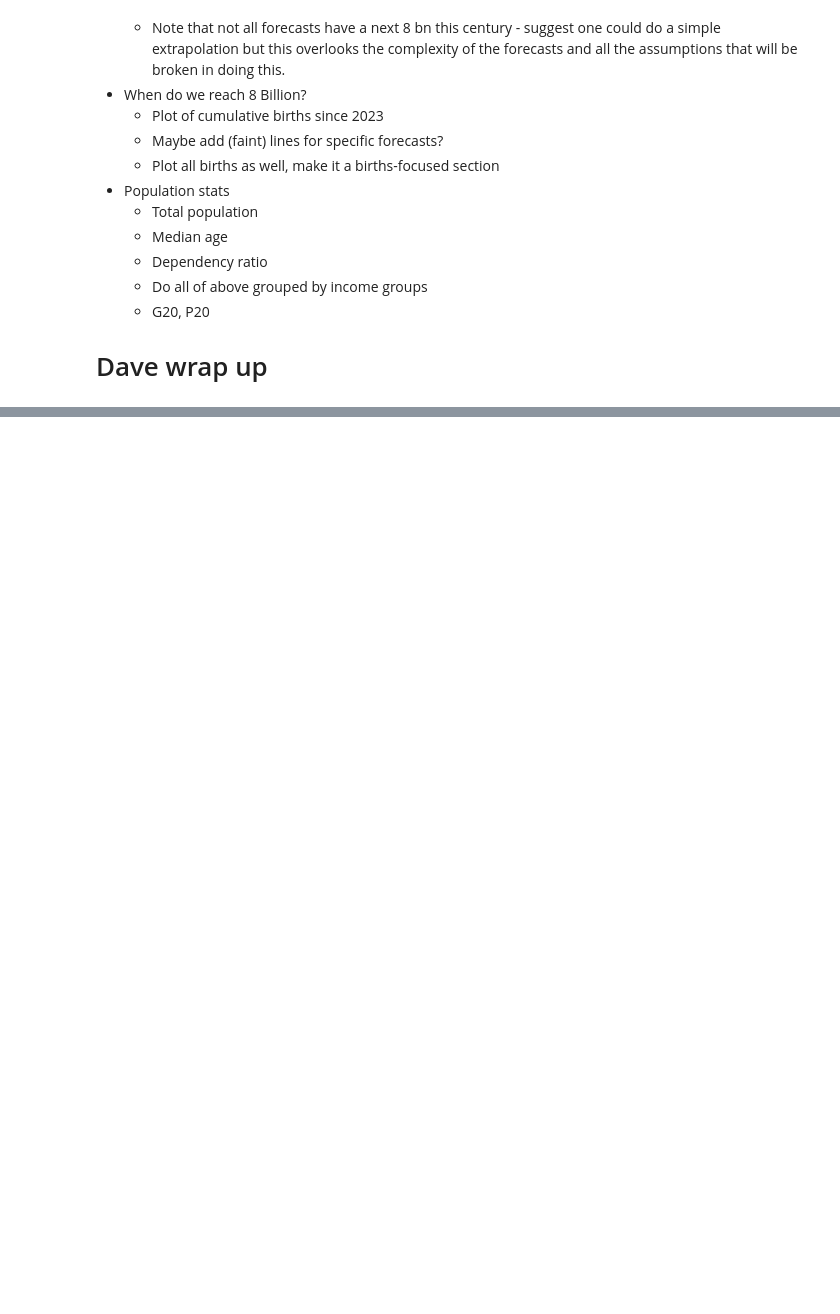
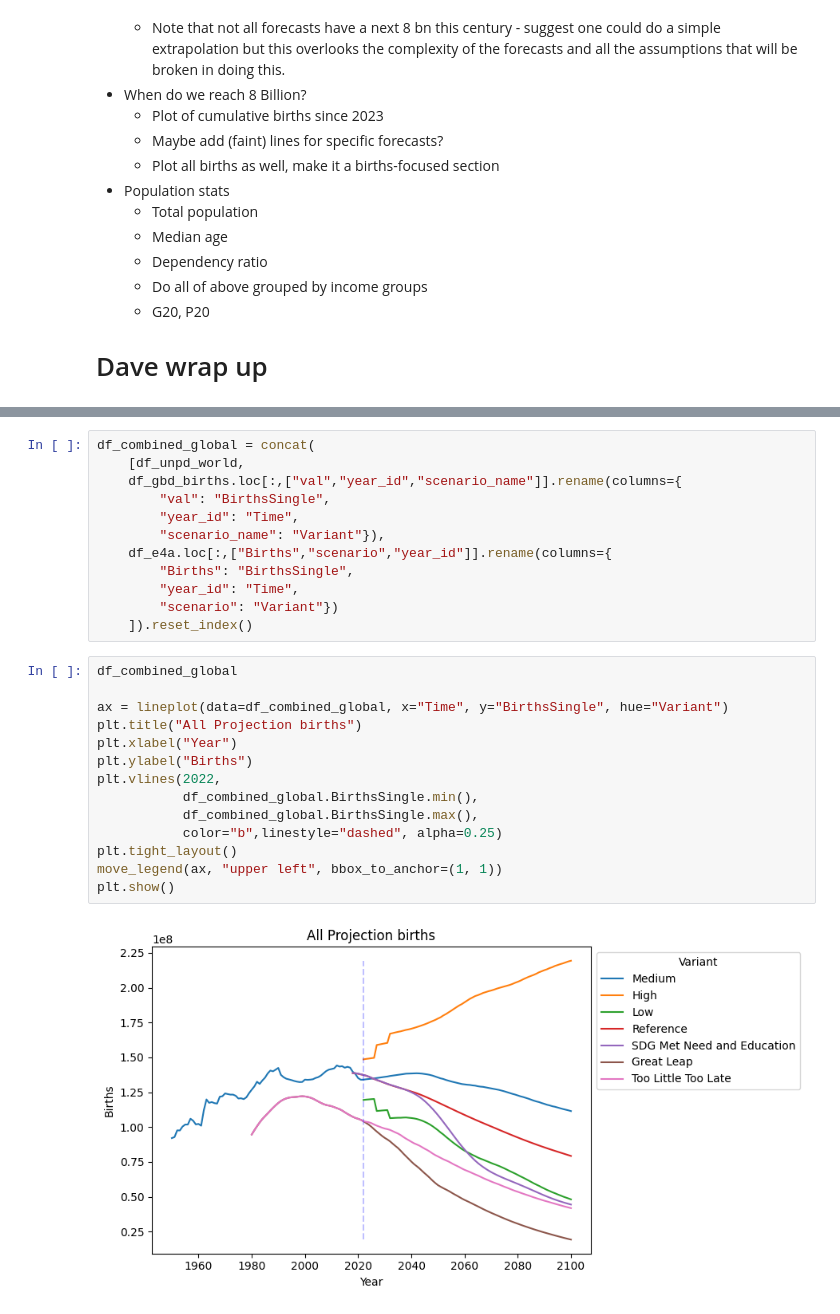
Before and after one commit to Niallfealty/n8b_un_foundation, a Jupyter notebook: model_analysis/exploratory/notebooks/initial_results/InitialResultsPresentation.ipynb, the cells around one changed output, grey strips where cells are left out. Drawn from its saved outputs; the diff is of its cells as text; blank space fills up the shorter version.

```diff
--- a/model_analysis/exploratory/notebooks/initial_results/InitialResultsPresentation.ipynb
+++ b/model_analysis/exploratory/notebooks/initial_results/InitialResultsPresentation.ipynb
@@ -71,0 +99,28 @@ plt.axis("off")
+# %%
+df_combined_global = concat(
+    [df_unpd_world,
+    df_gbd_births.loc[:,["val","year_id","scenario_name"]].rename(columns={
+        "val": "BirthsSingle",
+        "year_id": "Time",
+        "scenario_name": "Variant"}),
+    df_e4a.loc[:,["Births","scenario","year_id"]].rename(columns={
+        "Births": "BirthsSingle",
+        "year_id": "Time",
+        "scenario": "Variant"})
+    ]).reset_index()
+# %%
+df_combined_global
+
+ax = lineplot(data=df_combined_global, x="Time", y="BirthsSingle", hue="Variant")
+plt.title("All Projection births")
+plt.xlabel("Year")
+plt.ylabel("Births")
+plt.vlines(2022,
+           df_combined_global.BirthsSingle.min(),
+           df_combined_global.BirthsSingle.max(),
+           color="b",linestyle="dashed", alpha=0.25)
+plt.tight_layout()
+move_legend(ax, "upper left", bbox_to_anchor=(1, 1))
+plt.show()
+# %% [output]
+[figure, added]
```
Also changed, not shown: parts of 9 cells of this notebook.
